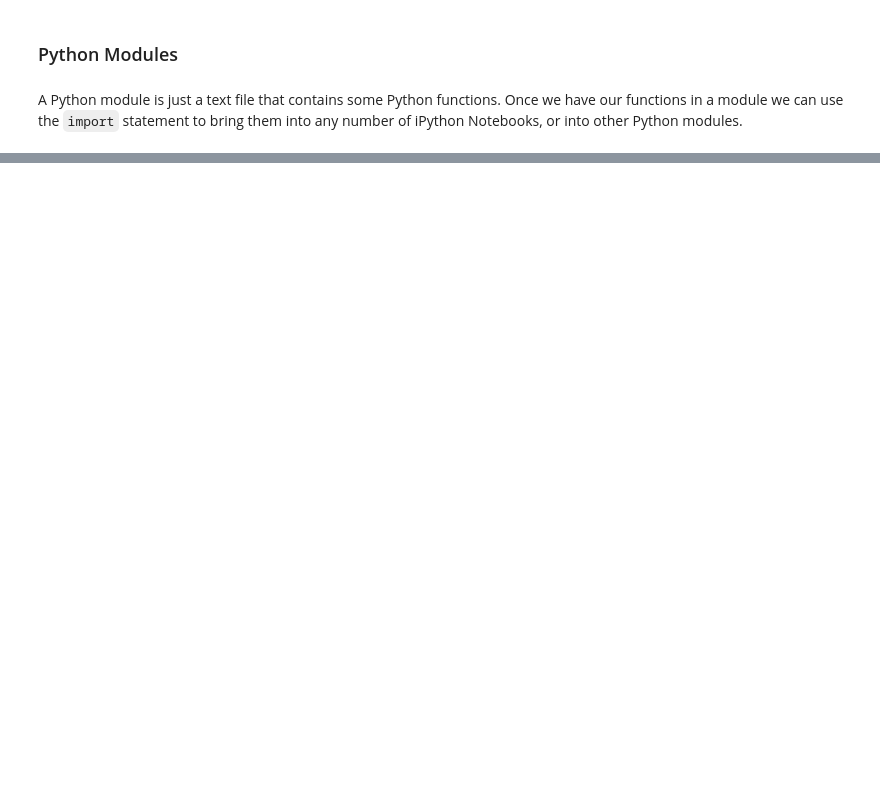
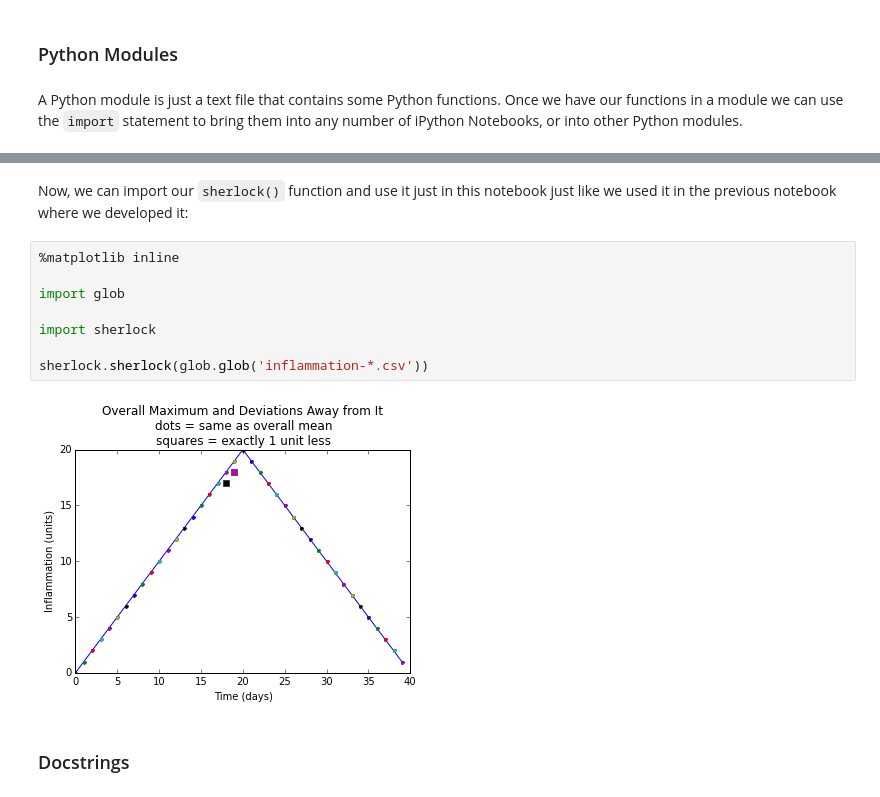
Before and after one commit to douglatornell/2014-09-25-ubc, a Jupyter notebook: novice/python/06-simple_cmdline.ipynb, the cells around one changed output, grey strips where cells are left out. Cells and saved outputs as stored; diff of their text form; blank space fills up the shorter version.

```diff
--- a/novice/python/06-simple_cmdline.ipynb
+++ b/novice/python/06-simple_cmdline.ipynb
@@ -57,0 +165,16 @@ We could:
+# %% [markdown]
+Now,
+we can import our `sherlock()` function and use it just in this notebook
+just like we used it in the previous notebook where we developed it:
+# %%
+%matplotlib inline
+
+import glob
+
+import sherlock
+
+sherlock.sherlock(glob.glob('inflammation-*.csv'))
+# %% [output]
+[figure, added]
+# %% [markdown]
+### Docstrings
```
Also changed, not shown: parts of 45 cells of this notebook, 5 other files.
